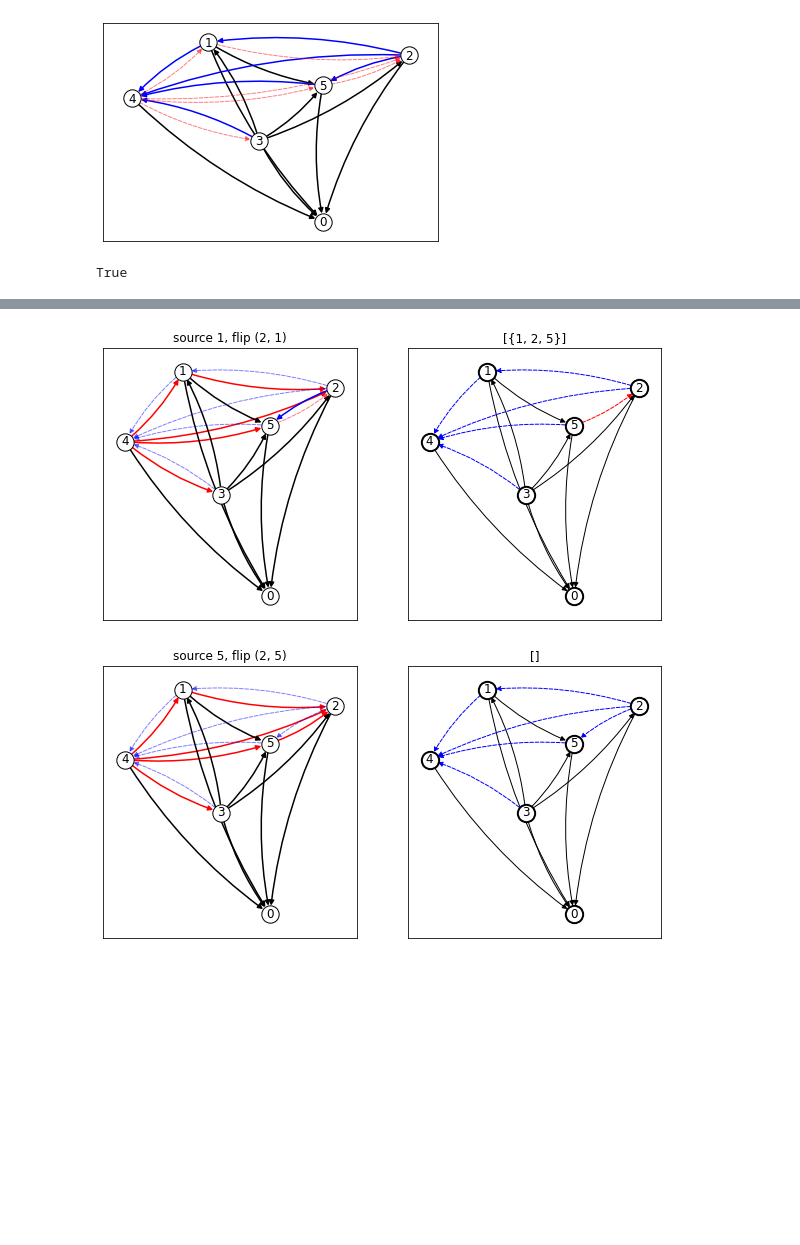
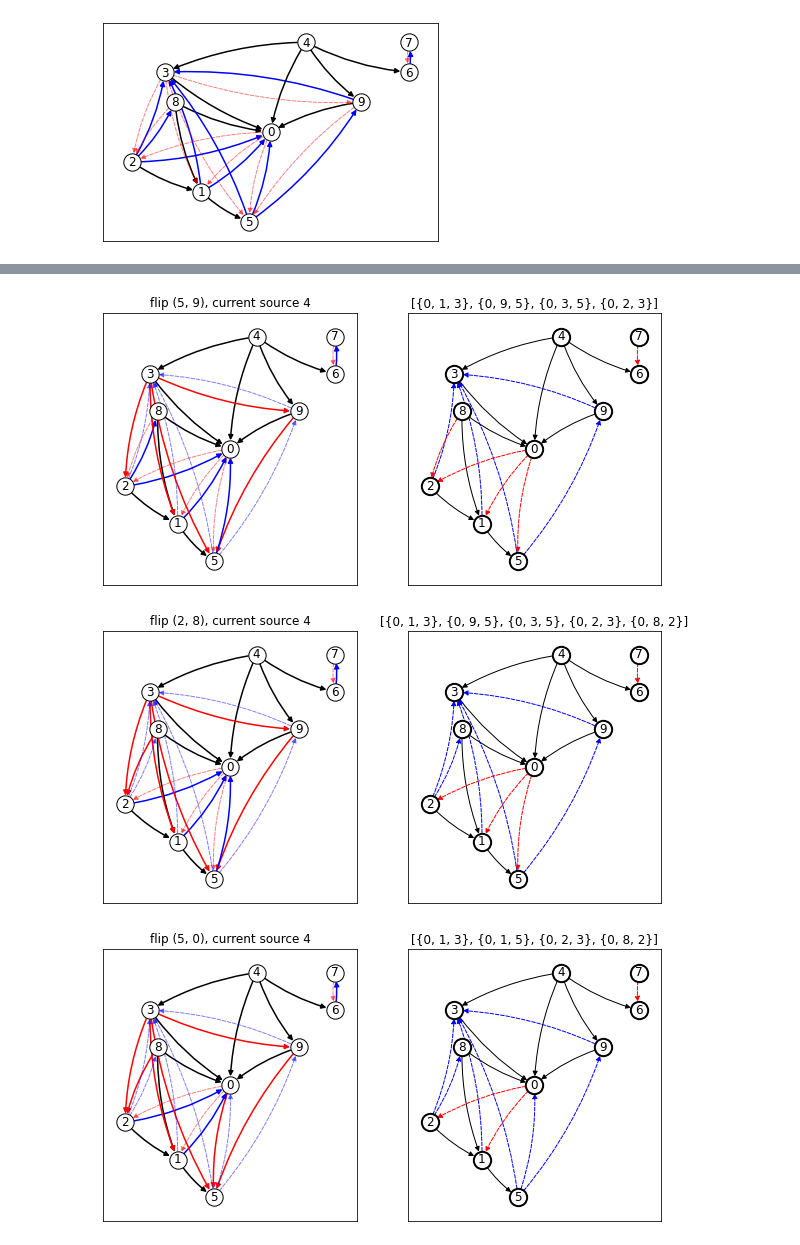
Before and after one commit to wenbos3109/UCCG, a Jupyter notebook: acyclic_orientation_mc.ipynb, the cells around one changed output, grey strips where cells are left out. Drawn from its saved outputs; the diff is of its cells as text; code cells hidden in the pictures; blank space fills up the shorter version.

Commit message:
Implement manual canonical paths for acyclic orientations.

```diff
--- a/acyclic_orientation_mc.ipynb
+++ b/acyclic_orientation_mc.ipynb
@@ -185,9 +185,22 @@ def gen_random_acyclic_orientation(g):
         cycles = [c for c in nx.simple_cycles(dg) if len(c)==3]
         resample(dg, cycles)
     return dg
+# %%
+def plot_inter(IF, sink, source, pos):
+    current = current_graph(IF)
+    current_source = [u for u in current if current.in_degree(u) == 0][0]
+    plt.figure(figsize=(10, 5))
+    plt.subplot(1, 2, 1)
+    plot_IF(IF, pos)
+    plt.title(f'flip {(sink, source)}, current source {current_source}')
+    plt.subplot(1, 2, 2)
+    dg = nx.DiGraph()
+    dg.add_edges_from([e for e in IF.edges if not IF.edges[e][in_current] or IF.edges[e][label]==common_edge])
+    cycles = [set(c) for c in nx.simple_cycles(dg) if len(c)==3]
+    plt.title(f"{cycles}")
+    plot_complement(IF, pos)
 # %%
-
-def process_clique_manually(IF, pos, plot=False):
+def process_chordal_manually(IF, pos):
     F = nx.DiGraph()
     F.add_edges_from([e for e in IF.edges if IF.edges[e][label] != I_edge])
     while len(F) > 0:
@@ -199,33 +212,21 @@ def process_clique_manually(IF, pos, plot=False):
                 IF.edges[(sink, source)][in_current] =  False
                 IF.edges[(source, sink)][in_current] = True
                 assert nx.is_directed_acyclic_graph(current_graph(IF))
-                plt.figure(figsize=(10, 5))
-                plt.subplot(1, 2, 1)
-                plot_IF(IF, pos)
-                plt.title(f'source {source}, flip {(sink, source)}')
-                plt.subplot(1, 2, 2)
-                dg = nx.DiGraph()
-                dg.add_edges_from([e for e in IF.edges if not IF.edges[e][in_current] or IF.edges[e][label]==common_edge])
-                cycles = [set(c) for c in nx.simple_cycles(dg) if len(c)==3]
-                plt.title(f"{cycles}")
-                plot_complement(IF, pos)
+                plot_inter(IF, sink, source, pos)
             sub.remove_node(sink)
         F.remove_node(source)
 # %%
-n, m = 10, 15
+n, m = 10, 20
 g = tree_insertion(n, m)
-g = nx.complete_graph(6)
+# g = nx.complete_graph(6)
 I = gen_random_acyclic_orientation(g)
 F = gen_random_acyclic_orientation(g)
 IF = get_IF(I, F)
-pos = graphviz_layout(g, prog='dot')
-pos = nx.spring_layout(IF)
+pos = graphviz_layout(F, prog='dot')
 plot_IF(IF, pos)
 # %% [output]
-[figure, old version]
+[figure, new version]
 # %%
 IF_copy = nx.DiGraph(IF)
-process_clique_manually(IF_copy, pos)
-succeed(IF_copy)
+process_chordal_manually(IF_copy, pos)
 # %% [output]
-True
@@ -236,2 +237,3 @@ True
-[figure, old version]
+[figure, new version]
-[figure, old version]
+[figure, new version]
+[figure, added]
```
Also changed, not shown: parts of 3 cells of this notebook, 19 other files.
